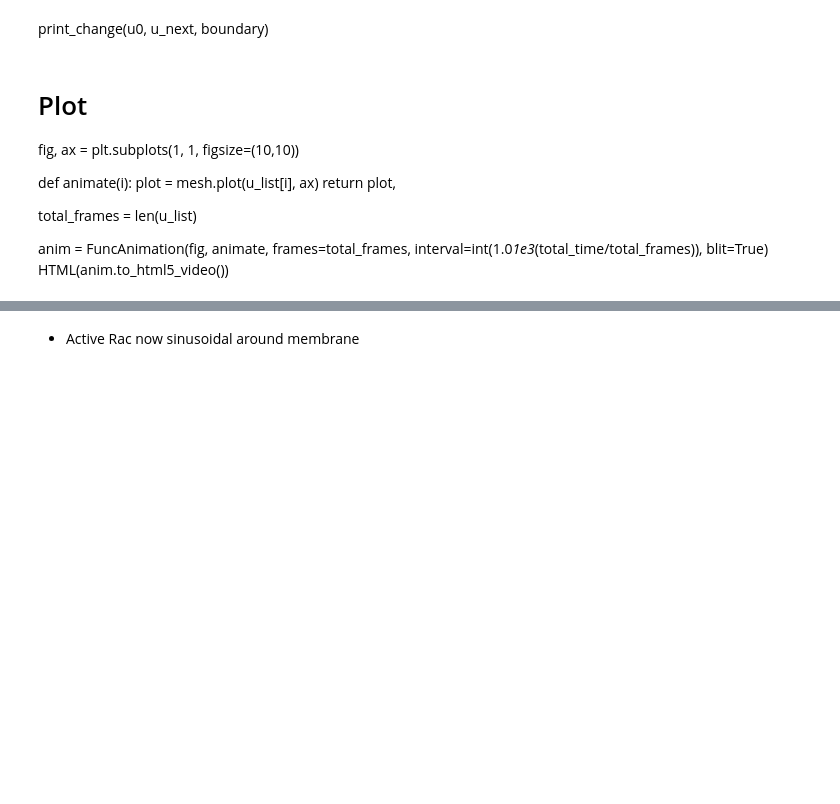
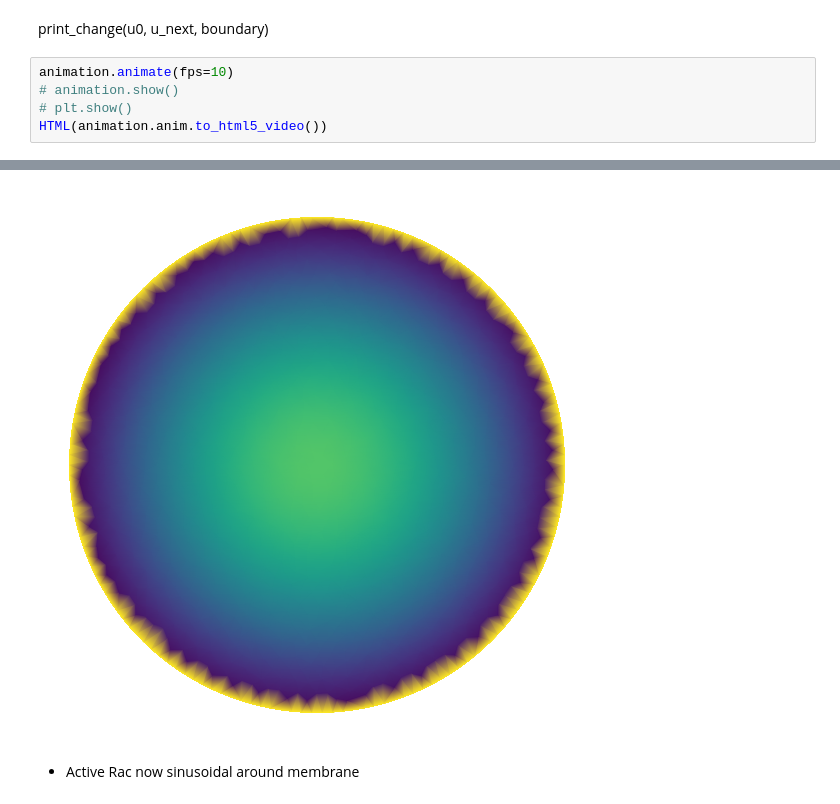
Before and after one commit to JamieJQuinn/gfp-simulator-9000, a Jupyter notebook: Kinetic Boundaries.ipynb, the cells around one changed output, grey strips where cells are left out. Drawn from its saved outputs; the diff is of its cells as text; blank space fills up the shorter version.

```diff
--- a/Kinetic Boundaries.ipynb
+++ b/Kinetic Boundaries.ipynb
@@ -128,15 +144,8 @@ dt: 0.005999999999999998
 # %% [markdown]
 print_change(u0, u_next, boundary)
-# %% [markdown]
-# Plot
-fig, ax = plt.subplots(1, 1, figsize=(10,10))
-
-def animate(i):
-    plot = mesh.plot(u_list[i], ax)
-    return plot,
-
-total_frames = len(u_list)
-
-anim = FuncAnimation(fig, animate,
-                               frames=total_frames, interval=int(1.0*1e3*(total_time/total_frames)), blit=True)
-HTML(anim.to_html5_video())
+# %%
+animation.animate(fps=10)
+# animation.show()
+# plt.show()
+HTML(animation.anim.to_html5_video())
+# %% [output]
@@ -143,2 +153,3 @@ HTML(anim.to_html5_video())
+[figure, added]
 # %% [markdown]
 - Active Rac now sinusoidal around membrane
```
Also changed, not shown: parts of 7 cells of this notebook, 2 other files.
